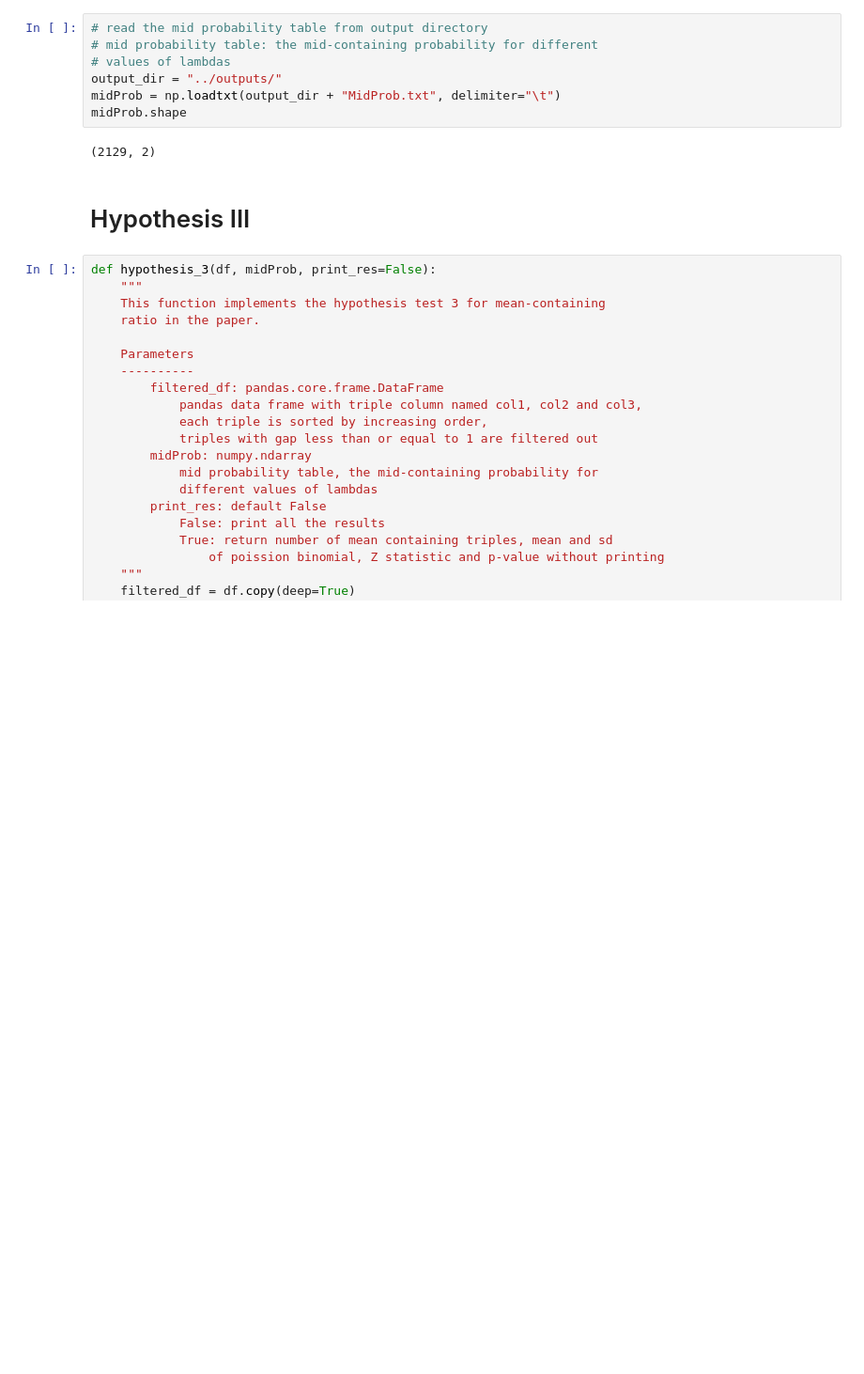
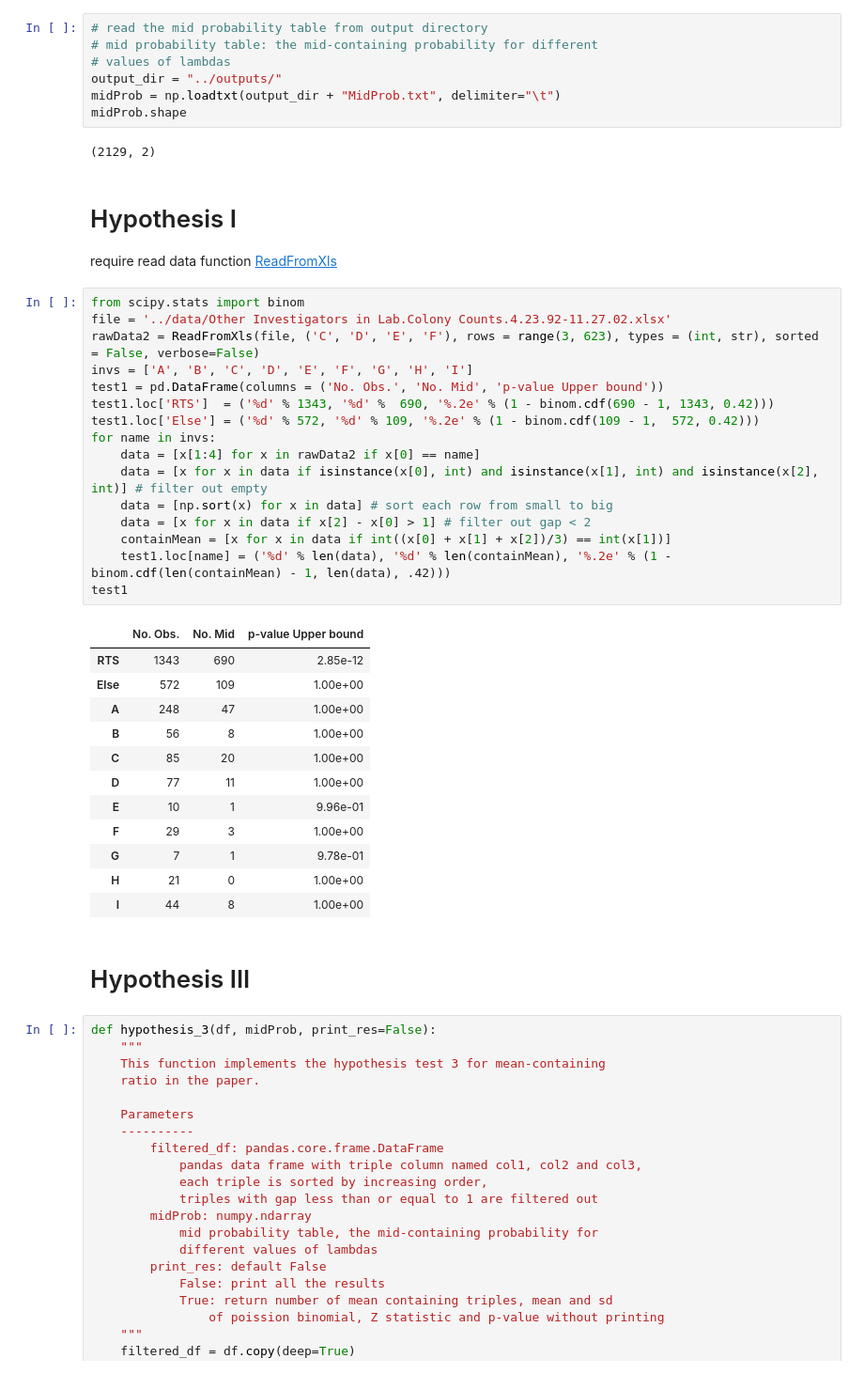
Before and after one commit to standard-aaron/reproduce_sor_2016, a Jupyter notebook: report/Reports.ipynb, the cells around one changed output. Shown at 94% size. Drawn from its saved outputs; the diff is of its cells as text; blank space fills up the shorter version.

Commit message:
Add Hypothesis 1

```diff
--- a/report/Reports.ipynb
+++ b/report/Reports.ipynb
@@ -178,6 +220,39 @@ midProb = np.loadtxt(output_dir + "MidProb.txt", delimiter="\t")
 midProb.shape
 # %% [output]
 (2129, 2)
+# %% [markdown]
+<a id='hypothesis1'></a>
+# Hypothesis I
+require read data function [ReadFromXls](#readfromxls)
+# %%
+from scipy.stats import binom
+file = '../data/Other Investigators in Lab.Colony Counts.4.23.92-11.27.02.xlsx'
+rawData2 = ReadFromXls(file, ('C', 'D', 'E', 'F'), rows = range(3, 623), types = (int, str), sorted = False, verbose=False)
+invs = ['A', 'B', 'C', 'D', 'E', 'F', 'G', 'H', 'I']
+test1 = pd.DataFrame(columns = ('No. Obs.', 'No. Mid', 'p-value Upper bound'))
+test1.loc['RTS']  = ('%d' % 1343, '%d' %  690, '%.2e' % (1 - binom.cdf(690 - 1, 1343, 0.42)))
+test1.loc['Else'] = ('%d' % 572, '%d' % 109, '%.2e' % (1 - binom.cdf(109 - 1,  572, 0.42)))
+for name in invs:
+    data = [x[1:4] for x in rawData2 if x[0] == name]
+    data = [x for x in data if isinstance(x[0], int) and isinstance(x[1], int) and isinstance(x[2], int)] # filter out empty
+    data = [np.sort(x) for x in data] # sort each row from small to big
+    data = [x for x in data if x[2] - x[0] > 1] # filter out gap < 2
+    containMean = [x for x in data if int((x[0] + x[1] + x[2])/3) == int(x[1])]
+    test1.loc[name] = ('%d' % len(data), '%d' % len(containMean), '%.2e' % (1 - binom.cdf(len(containMean) - 1, len(data), .42)))
+test1
+# %% [output]
+|  | No. Obs. | No. Mid | p-value Upper bound |
+| RTS | 1343 | 690 | 2.85e-12 |
+| Else | 572 | 109 | 1.00e+00 |
+| A | 248 | 47 | 1.00e+00 |
+| B | 56 | 8 | 1.00e+00 |
+| C | 85 | 20 | 1.00e+00 |
+| D | 77 | 11 | 1.00e+00 |
+| E | 10 | 1 | 9.96e-01 |
+| F | 29 | 3 | 1.00e+00 |
+| G | 7 | 1 | 9.78e-01 |
+| H | 21 | 0 | 1.00e+00 |
+| I | 44 | 8 | 1.00e+00 |
 # %% [markdown]
 <a id='hypothesis3'></a>
 # Hypothesis III
```
Also changed, not shown: parts of 3 cells of this notebook.
